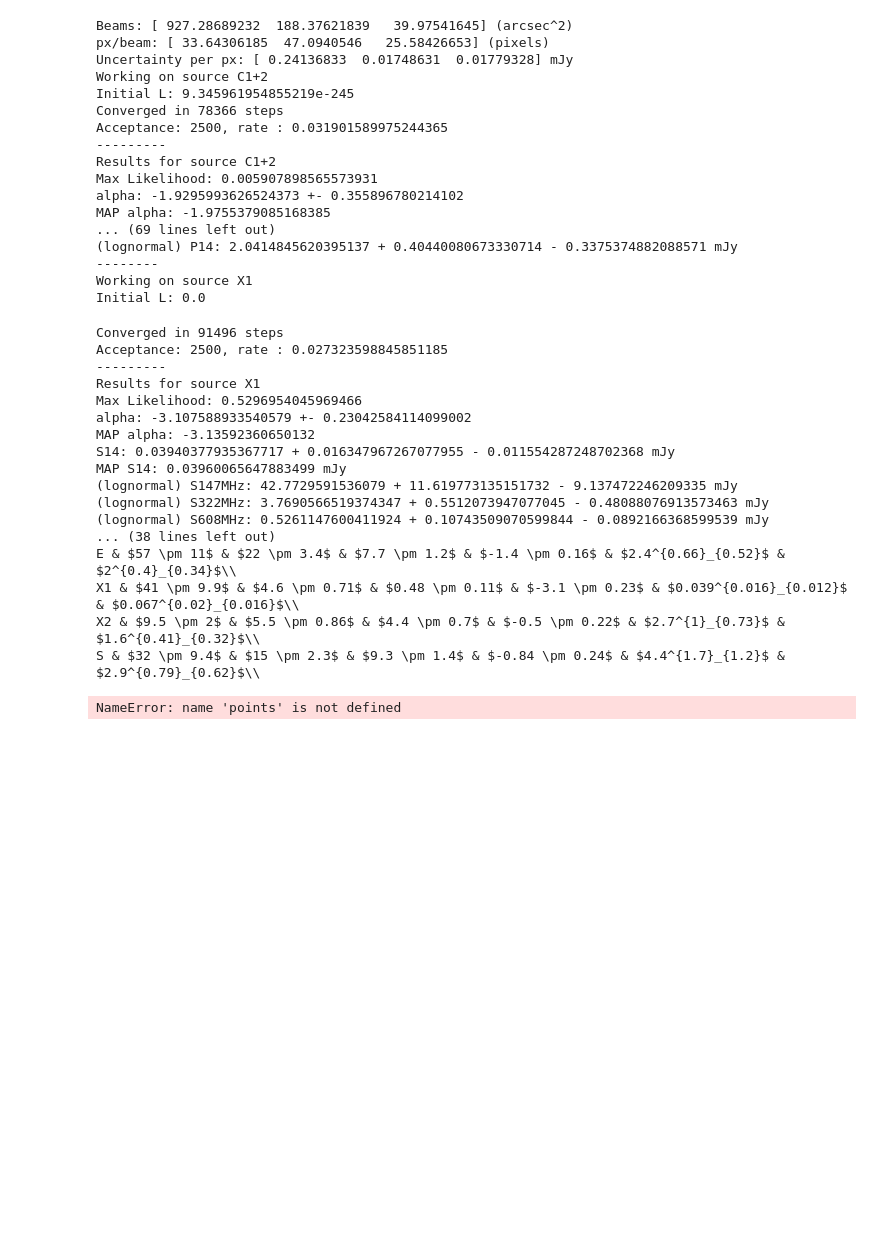
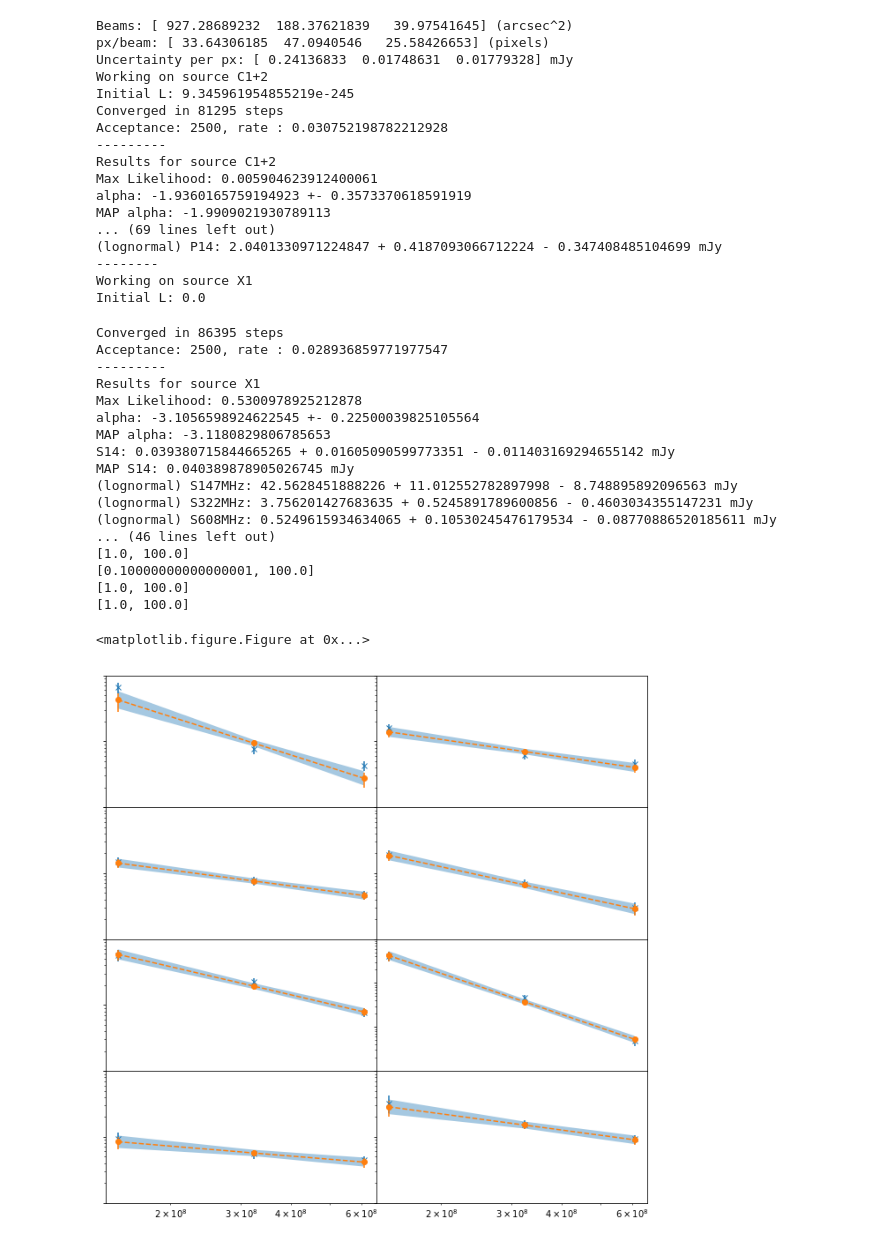
Before and after one commit to Joshuaalbert/RadioAstronomyThings, a Jupyter notebook: SpectralIndexCalc.ipynb, the cells around one changed output. Drawn from its saved outputs; the diff is of its cells as text; code cells hidden in the pictures; blank space fills up the shorter version.

```diff
--- a/SpectralIndexCalc.ipynb
+++ b/SpectralIndexCalc.ipynb
@@ -309,7 +309,7 @@ if __name__ == '__main__':
                                                                                                  S14[i],S14u[i],S14l[i],
                                                                                                  P14[i],P14u[i],P14l[i]))
         i += 1
-    f, axs = plt.subplots(4,2,sharex=True,figsize=(6,4))
+    f, axs = plt.subplots(4,2,sharex=True,figsize=(11,11))
     cols= 2
     rows = 4
     i=0
@@ -329,12 +329,12 @@ if __name__ == '__main__':
         ax.errorbar(nu[mask], S[i,mask], yerr=np.sqrt(CdCt[i,mask]), fmt='x',label='data')
         ax.errorbar(nu, S_post_mu[i,:], yerr=[S_post_up[i,:],S_post_low[i,:]], fmt='--o',label='model')
         points = []
-        for j in range(len(nuModel)):
-            points.append((nuModel[j],S_post_mu[i,j] + S_post_up[i,j]))
+        for j in range(len(nu)):
+            points.append((nu[j],S_post_mu[i,j] + S_post_up[i,j]))
             #points.append((nuModel[j],S_post_mu[j] - S_post_low[j]))
-        for j in range(len(nuModel)):
+        for j in range(len(nu)):
             #points.append((nuModel[j],S_post_mu[j] + S_post_up[j]))
-            points.append((nuModel[-j-1],S_post_mu[i,-j-1] - S_post_low[i,-j-1]))
+            points.append((nu[-j-1],S_post_mu[i,-j-1] - S_post_low[i,-j-1]))
 
         ax.add_collection(PatchCollection([Polygon(points,True)],alpha=0.4))
 
@@ -346,53 +346,54 @@ if __name__ == '__main__':
         ylims[1] = 10**(np.ceil(np.log10(ylims[1])))
         print(ylims)
         ax.set_ylim(ylims)
         ax.set_xticks([])#('right')
         ax.set_xticklabels([])
         if col==1:
             ax.yaxis.set_label_position('right')
         i += 1
     #axs[-1][0].set_xlabel(r'$\nu$ [Hz]')
     #axs[-1][1].set_xlabel(r'$\nu$ [Hz]')
     #axs[4>>1][0].set_ylabel(r'$S(\nu)$ [mJy]')
     f.subplots_adjust(hspace=0,wspace=0)
 
     plt.setp([ax.get_xticklabels() for ax in f.axes],visible=False)
     plt.setp([ax.get_yticklabels() for ax in f.axes],visible=False)
     plt.show()
 # %% [output]
 Beams: [ 927.28689232  188.37621839   39.97541645] (arcsec^2)
 px/beam: [ 33.64306185  47.0940546   25.58426653] (pixels)
 Uncertainty per px: [ 0.24136833  0.01748631  0.01779328] mJy
 Working on source C1+2
 Initial L: 9.345961954855219e-245
-Converged in 78366 steps
-Acceptance: 2500, rate : 0.031901589975244365
+Converged in 81295 steps
+Acceptance: 2500, rate : 0.030752198782212928
 ---------
 Results for source C1+2
-Max Likelihood: 0.005907898565573931
-alpha: -1.9295993626524373 +- 0.355896780214102
-MAP alpha: -1.9755379085168385
+Max Likelihood: 0.005904623912400061
+alpha: -1.9360165759194923 +- 0.3573370618591919
+MAP alpha: -1.9909021930789113
 ... (69 lines left out)
-(lognormal) P14: 2.0414845620395137 + 0.40440080673330714 - 0.3375374882088571 mJy
+(lognormal) P14: 2.0401330971224847 + 0.4187093066712224 - 0.347408485104699 mJy
 --------
 Working on source X1
 Initial L: 0.0
-Converged in 91496 steps
-Acceptance: 2500, rate : 0.027323598845851185
+Converged in 86395 steps
+Acceptance: 2500, rate : 0.028936859771977547
 ---------
 Results for source X1
-Max Likelihood: 0.5296954045969466
-alpha: -3.107588933540579 +- 0.23042584114099002
-MAP alpha: -3.13592360650132
-S14: 0.03940377935367717 + 0.016347967267077955 - 0.011554287248702368 mJy
-MAP S14: 0.03960065647883499 mJy
-(lognormal) S147MHz: 42.7729591536079 + 11.619773135151732 - 9.137472246209335 mJy
-(lognormal) S322MHz: 3.7690566519374347 + 0.5512073947077045 - 0.48088076913573463 mJy
-(lognormal) S608MHz: 0.5261147600411924 + 0.10743509070599844 - 0.0892166368599539 mJy
-... (38 lines left out)
-E & $57 \pm 11$ & $22 \pm 3.4$ & $7.7 \pm 1.2$ & $-1.4 \pm 0.16$ & $2.4^{0.66}_{0.52}$ & $2^{0.4}_{0.34}$\\
-X1 & $41 \pm 9.9$ & $4.6 \pm 0.71$ & $0.48 \pm 0.11$ & $-3.1 \pm 0.23$ & $0.039^{0.016}_{0.012}$ & $0.067^{0.02}_{0.016}$\\
-X2 & $9.5 \pm 2$ & $5.5 \pm 0.86$ & $4.4 \pm 0.7$ & $-0.5 \pm 0.22$ & $2.7^{1}_{0.73}$ & $1.6^{0.41}_{0.32}$\\
-S & $32 \pm 9.4$ & $15 \pm 2.3$ & $9.3 \pm 1.4$ & $-0.84 \pm 0.24$ & $4.4^{1.7}_{1.2}$ & $2.9^{0.79}_{0.62}$\\
+Max Likelihood: 0.5300978925212878
+alpha: -3.1056598924622545 +- 0.22500039825105564
+MAP alpha: -3.1180829806785653
+S14: 0.039380715844665265 + 0.01605090599773351 - 0.011403169294655142 mJy
+MAP S14: 0.040389878905026745 mJy
+(lognormal) S147MHz: 42.5628451888226 + 11.012552782897998 - 8.748895892096563 mJy
+(lognormal) S322MHz: 3.756201427683635 + 0.5245891789600856 - 0.4603034355147231 mJy
+(lognormal) S608MHz: 0.5249615934634065 + 0.10530245476179534 - 0.08770886520185611 mJy
+... (46 lines left out)
+[1.0, 100.0]
+[0.10000000000000001, 100.0]
+[1.0, 100.0]
+[1.0, 100.0]
-NameError: name 'points' is not defined
+<matplotlib.figure.Figure at 0x...>
+[figure, added]
 # %%
```
Also changed, not shown: parts of 1 cell of this notebook, 2 other files.
